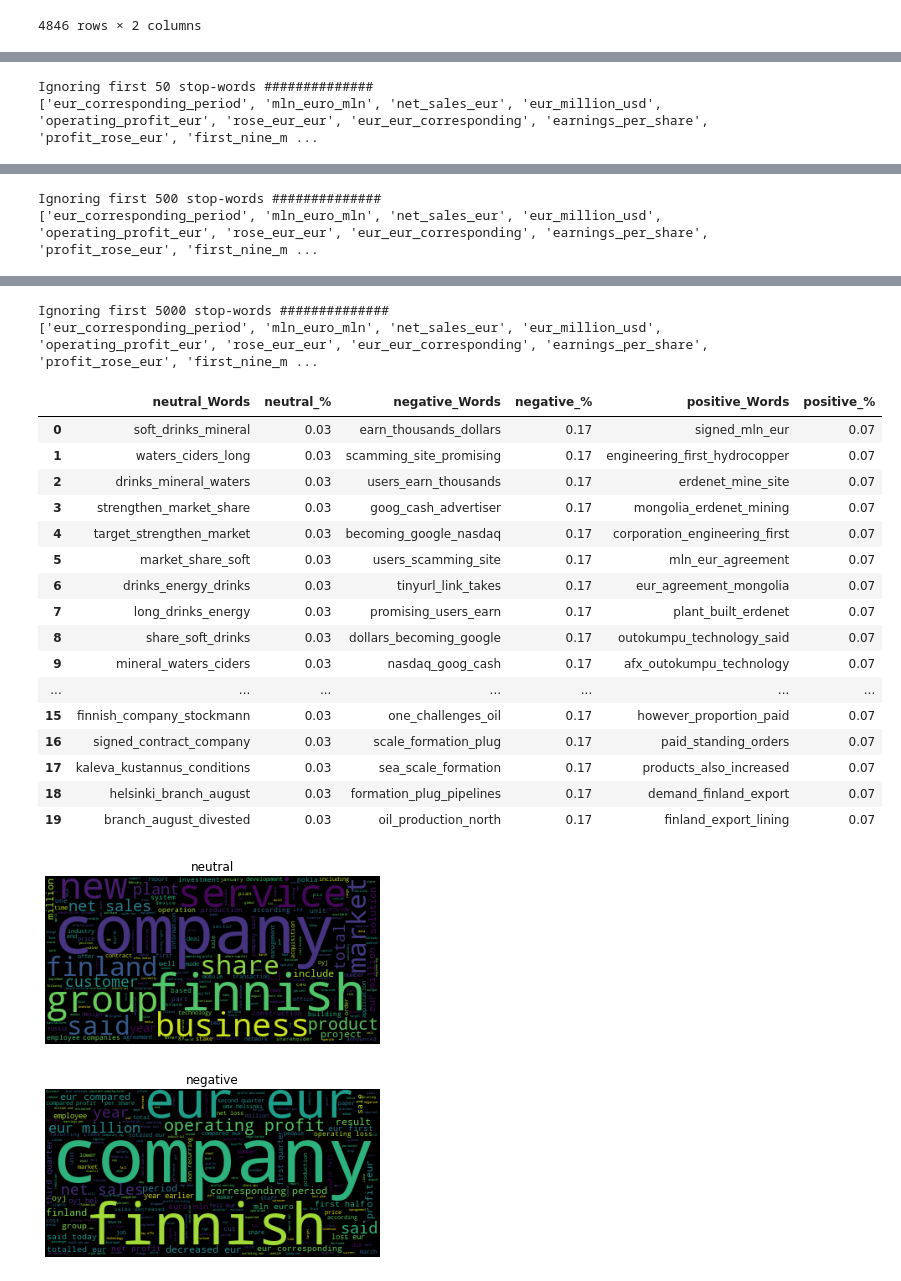
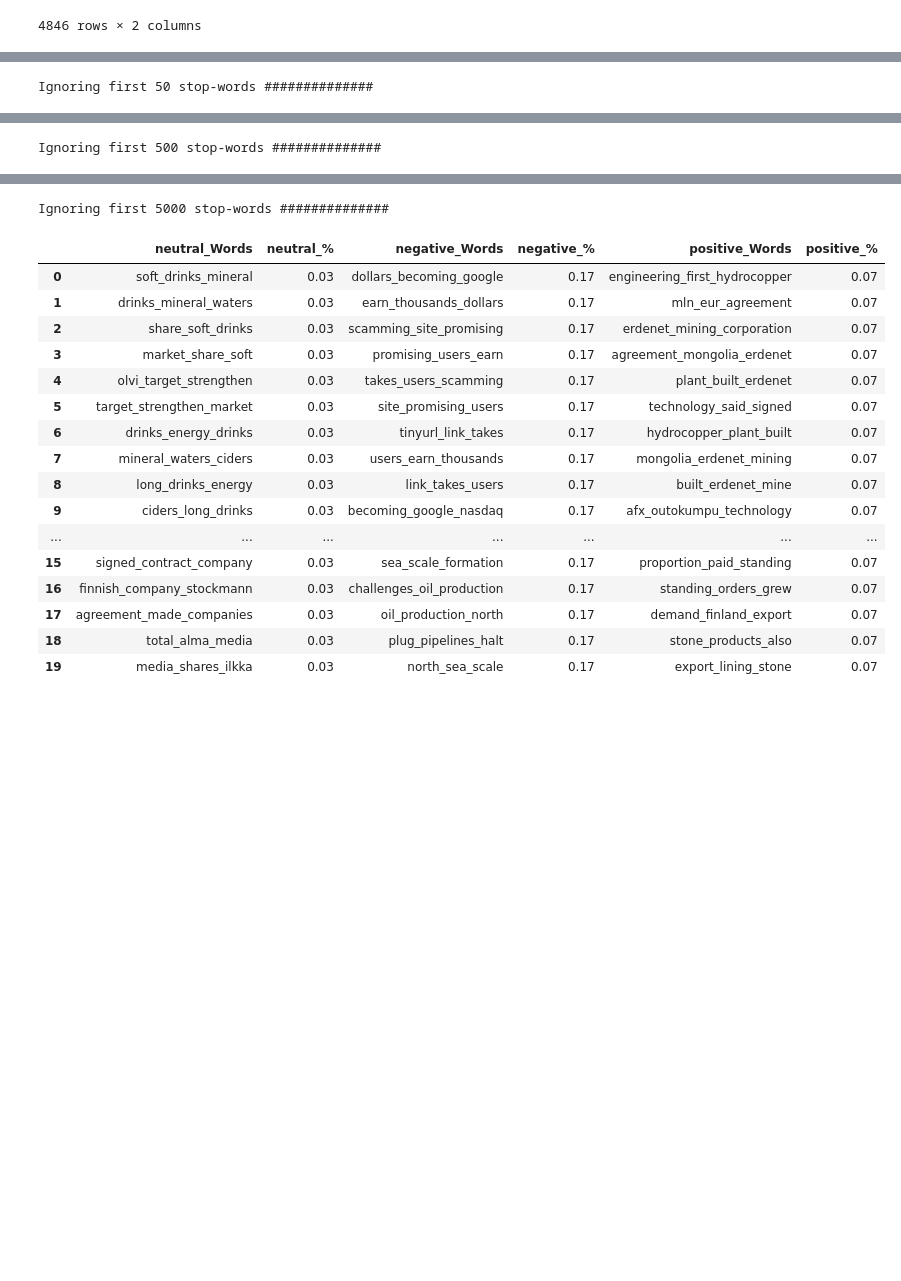
Before and after one commit to isaaccs/sentiment-analysis-for-financial-news, a Jupyter notebook: sentiment_analysis_for_financial_news.ipynb, the cells around one changed output, grey strips where cells are left out. Drawn from its saved outputs; the diff is of its cells as text; code cells hidden in the pictures; blank space fills up the shorter version.

```diff
--- a/sentiment_analysis_for_financial_news.ipynb
+++ b/sentiment_analysis_for_financial_news.ipynb
@@ -67,6 +47,9 @@ stemmer = PorterStemmer()
 nltk.download('wordnet')
 
 def preprocess(sentence):
+  """ INPUT : Sentence
+  OUTPUT : Sentence
+  Pre processing step for a pandas dataset """
   sentence=str(sentence)
   sentence = sentence.lower()
   sentence=sentence.replace('{html}',"")
@@ -89,5 +72,9 @@ data['text']=data['text'].map(lambda s:preprocess(s))
 # %%
 def ngrams(input, n):
+    """ INPUT : Sentence and number of n-grams
+  OUTPUT N-Grams
+  An n-gram is a contiguous sequence of n items from a given sample of text or speech.
+  """
     output = []
     for i in range(len(input)-n+1):
         output.append('_'.join(input[i:i+n]))
@@ -154,5 +141,8 @@ plt.savefig('test2png.png', dpi=300)
 # %%
 def stat_des_text(data,col,text,word,wordcloud=True):
+  """ Inputs : Dataset, labels column, text colums, N-Grams, Worcloud
+      Output : Word cloud for each label, Word frequencie for each labels
+  """
   labels=data[col].unique()
   if wordcloud:
     for i in range(len(labels)):
@@ -191,7 +181,6 @@ def stat_des_text(data,col,text,word,wordcloud=True):
       tag_specific_words = pd.DataFrame(columns=[label+number for label in tags for number in b])
       print('Ignoring first',n_stop_words,'stop-words ##############')
       StopWords = [ii[0] for ii in c_unique.most_common(n_stop_words)]
-      print(StopWords)
       for tag in labels:
           len_tag = len(data[data[col]==tag])
           jj = 0
@@ -211,5 +351,5 @@ def stat_des_text(data,col,text,word,wordcloud=True):
 # %%
-stat_des_text(data_bis,'sentiment','text','tri_Grams')
+stat_des_text(data_bis,'sentiment','text','tri_Grams',False)
 # %% [output]
 |  | neutral_Words | neutral_% | negative_Words | negative_% | positive_Words | positive_% |
 | 0 | net_sales_eur | 0.97 | eur_corresponding_period | 5.63 | eur_corresponding_period | 2.93 |
@@ -231,5 +371,4 @@ stat_des_text(data_bis,'sentiment','text','tri_Grams')
 Ignoring first 50 stop-words ##############
-['eur_corresponding_period', 'mln_euro_mln', 'net_sales_eur', 'eur_million_usd', 'operating_profit_eur', 'rose_eur_eur', 'eur_eur_corresponding', 'earnings_per_share', 'profit_rose_eur', 'first_nine_m ...
 |  | neutral_Words | neutral_% | negative_Words | negative_% | positive_Words | positive_% |
 | 0 | nasdaq_omx_helsinki | 0.49 | eur_compared_profit | 2.32 | net_loss_narrowed | 0.95 |
 | 1 | net_sales_mln | 0.38 | eur_first_half | 1.99 | loss_narrowed_eur | 0.88 |
@@ -250,4 +389,3 @@ Ignoring first 50 stop-words ##############
 Ignoring first 500 stop-words ##############
-['eur_corresponding_period', 'mln_euro_mln', 'net_sales_eur', 'eur_million_usd', 'operating_profit_eur', 'rose_eur_eur', 'eur_eur_corresponding', 'earnings_per_share', 'profit_rose_eur', 'first_nine_m ...
 |  | neutral_Words | neutral_% | negative_Words | negative_% | positive_Words | positive_% |
 | 0 | euro_mln_operating | 0.14 | contract_manufacturer_scanfil | 0.66 | revenue_increased_eur | 0.22 |
@@ -269,21 +407,18 @@ Ignoring first 500 stop-words ##############
 Ignoring first 5000 stop-words ##############
-['eur_corresponding_period', 'mln_euro_mln', 'net_sales_eur', 'eur_million_usd', 'operating_profit_eur', 'rose_eur_eur', 'eur_eur_corresponding', 'earnings_per_share', 'profit_rose_eur', 'first_nine_m ...
 |  | neutral_Words | neutral_% | negative_Words | negative_% | positive_Words | positive_% |
-| 0 | soft_drinks_mineral | 0.03 | earn_thousands_dollars | 0.17 | signed_mln_eur | 0.07 |
-| 1 | waters_ciders_long | 0.03 | scamming_site_promising | 0.17 | engineering_first_hydrocopper | 0.07 |
-| 2 | drinks_mineral_waters | 0.03 | users_earn_thousands | 0.17 | erdenet_mine_site | 0.07 |
-| 3 | strengthen_market_share | 0.03 | goog_cash_advertiser | 0.17 | mongolia_erdenet_mining | 0.07 |
-| 4 | target_strengthen_market | 0.03 | becoming_google_nasdaq | 0.17 | corporation_engineering_first | 0.07 |
-| 5 | market_share_soft | 0.03 | users_scamming_site | 0.17 | mln_eur_agreement | 0.07 |
-| 6 | drinks_energy_drinks | 0.03 | tinyurl_link_takes | 0.17 | eur_agreement_mongolia | 0.07 |
-| 7 | long_drinks_energy | 0.03 | promising_users_earn | 0.17 | plant_built_erdenet | 0.07 |
-| 8 | share_soft_drinks | 0.03 | dollars_becoming_google | 0.17 | outokumpu_technology_said | 0.07 |
-| 9 | mineral_waters_ciders | 0.03 | nasdaq_goog_cash | 0.17 | afx_outokumpu_technology | 0.07 |
+| 0 | soft_drinks_mineral | 0.03 | dollars_becoming_google | 0.17 | engineering_first_hydrocopper | 0.07 |
+| 1 | drinks_mineral_waters | 0.03 | earn_thousands_dollars | 0.17 | mln_eur_agreement | 0.07 |
+| 2 | share_soft_drinks | 0.03 | scamming_site_promising | 0.17 | erdenet_mining_corporation | 0.07 |
+| 3 | market_share_soft | 0.03 | promising_users_earn | 0.17 | agreement_mongolia_erdenet | 0.07 |
+| 4 | olvi_target_strengthen | 0.03 | takes_users_scamming | 0.17 | plant_built_erdenet | 0.07 |
+| 5 | target_strengthen_market | 0.03 | site_promising_users | 0.17 | technology_said_signed | 0.07 |
+| 6 | drinks_energy_drinks | 0.03 | tinyurl_link_takes | 0.17 | hydrocopper_plant_built | 0.07 |
+| 7 | mineral_waters_ciders | 0.03 | users_earn_thousands | 0.17 | mongolia_erdenet_mining | 0.07 |
+| 8 | long_drinks_energy | 0.03 | link_takes_users | 0.17 | built_erdenet_mine | 0.07 |
+| 9 | ciders_long_drinks | 0.03 | becoming_google_nasdaq | 0.17 | afx_outokumpu_technology | 0.07 |
 | ... | ... | ... | ... | ... | ... | ... |
-| 15 | finnish_company_stockmann | 0.03 | one_challenges_oil | 0.17 | however_proportion_paid | 0.07 |
-| 16 | signed_contract_company | 0.03 | scale_formation_plug | 0.17 | paid_standing_orders | 0.07 |
-| 17 | kaleva_kustannus_conditions | 0.03 | sea_scale_formation | 0.17 | products_also_increased | 0.07 |
-| 18 | helsinki_branch_august | 0.03 | formation_plug_pipelines | 0.17 | demand_finland_export | 0.07 |
-| 19 | branch_august_divested | 0.03 | oil_production_north | 0.17 | finland_export_lining | 0.07 |
+| 15 | signed_contract_company | 0.03 | sea_scale_formation | 0.17 | proportion_paid_standing | 0.07 |
+| 16 | finnish_company_stockmann | 0.03 | challenges_oil_production | 0.17 | standing_orders_grew | 0.07 |
+| 17 | agreement_made_companies | 0.03 | oil_production_north | 0.17 | demand_finland_export | 0.07 |
+| 18 | total_alma_media | 0.03 | plug_pipelines_halt | 0.17 | stone_products_also | 0.07 |
+| 19 | media_shares_ilkka | 0.03 | north_sea_scale | 0.17 | export_lining_stone | 0.07 |
-[figure, removed]
-[figure, removed]
```
Also changed, not shown: parts of 9 cells of this notebook.
